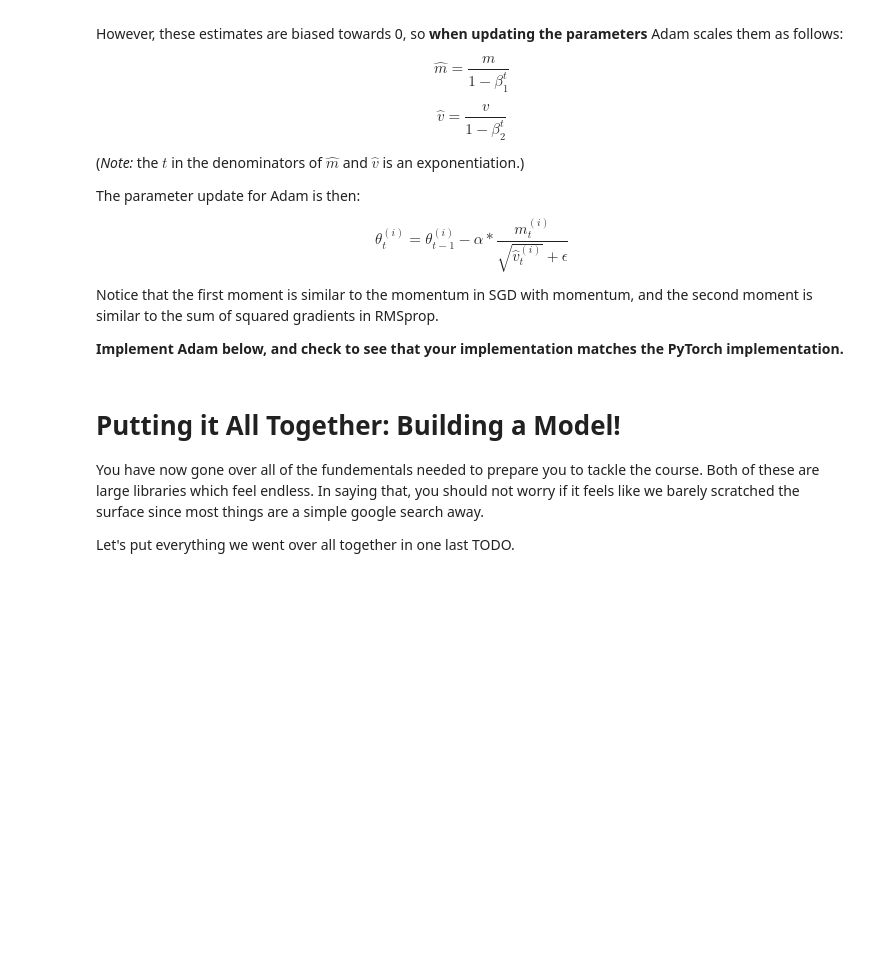
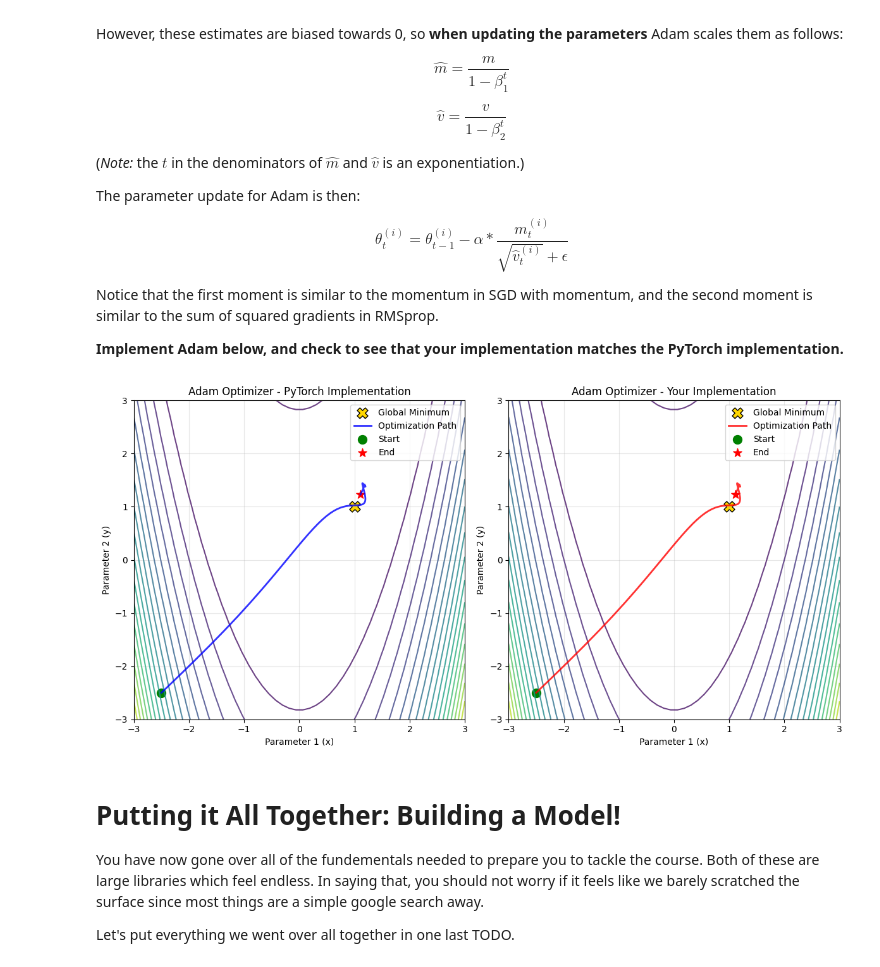
Before and after one commit to kostakarathana/assignment2_DL, a Jupyter notebook: Assignment_2_Intro_to_Numpy_and_Pytorch_for_Deep_Learning.ipynb, the cells around one changed output. Cells and saved outputs as stored; diff of their text form; code cells hidden in the pictures; blank space fills up the shorter version.

```diff
--- a/Assignment_2_Intro_to_Numpy_and_Pytorch_for_Deep_Learning.ipynb
+++ b/Assignment_2_Intro_to_Numpy_and_Pytorch_for_Deep_Learning.ipynb
@@ -1474,34 +1547,47 @@ import torch.optim as optim
 
 learning_rate = 0.3
 
 # Your implementation of Adam
 class Adam(Optimizer):
     def __init__(self, params, learning_rate):
         super().__init__(params, learning_rate)
         self.epsilon = 1e-7
         self.beta_1 = 0.9
         self.beta_2 = 0.999
 
         self.m = [torch.zeros_like(p) for p in self.params]  # First moment for each parameter
         self.v = [torch.zeros_like(p) for p in self.params]  # Second moment for each parameter
         self.t = 0  # Time counter
 
     def zero_grad(self):
         for param in self.params:
             if param.grad is not None:
                 param.grad.zero_()
 
     def step(self):
         # We make sure to increment the timestep
         self.t += 1
 
-        # TODO: Implement
+        with torch.no_grad():
+            for i, param in enumerate(self.params):
+                if param.grad is not None:
+                    # Update first moment (mean of gradients)
+                    self.m[i] = self.beta_1 * self.m[i] + (1 - self.beta_1) * param.grad
+                    # Update second moment (mean of squared gradients)
+                    self.v[i] = self.beta_2 * self.v[i] + (1 - self.beta_2) * param.grad ** 2
+                    # Bias-corrected moments
+                    m_hat = self.m[i] / (1 - self.beta_1 ** self.t)
+                    v_hat = self.v[i] / (1 - self.beta_2 ** self.t)
+                    # Update parameters
+                    param -= self.learning_rate * m_hat / (torch.sqrt(v_hat) + self.epsilon)
 
 optimize(
     custom_optimizer=lambda params: Adam(params, learning_rate=learning_rate),
     torch_optimizer=lambda params: optim.Adam(params, lr=learning_rate),
     title="Adam Optimizer"
 )
+# %% [output]
+[figure, added]
 # %% [markdown]
 # **Putting it All Together: Building a Model!**
 
```
Also changed, not shown: parts of 18 cells of this notebook.
